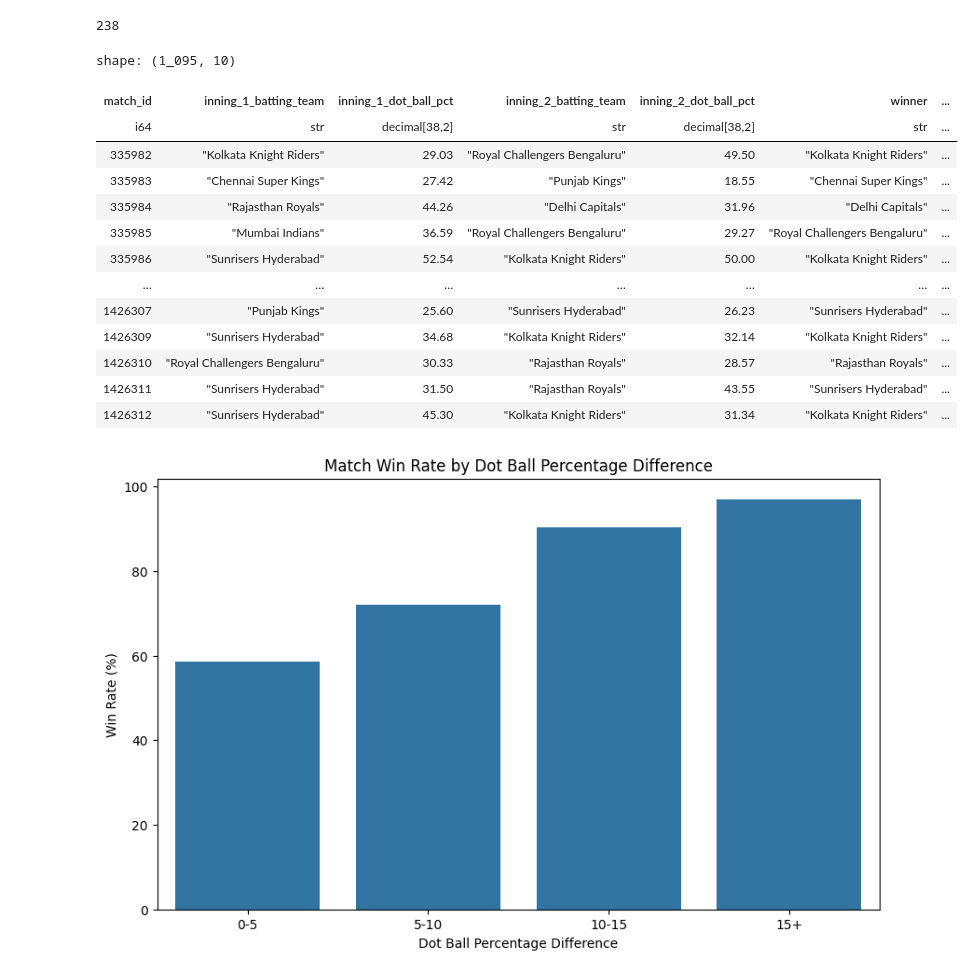
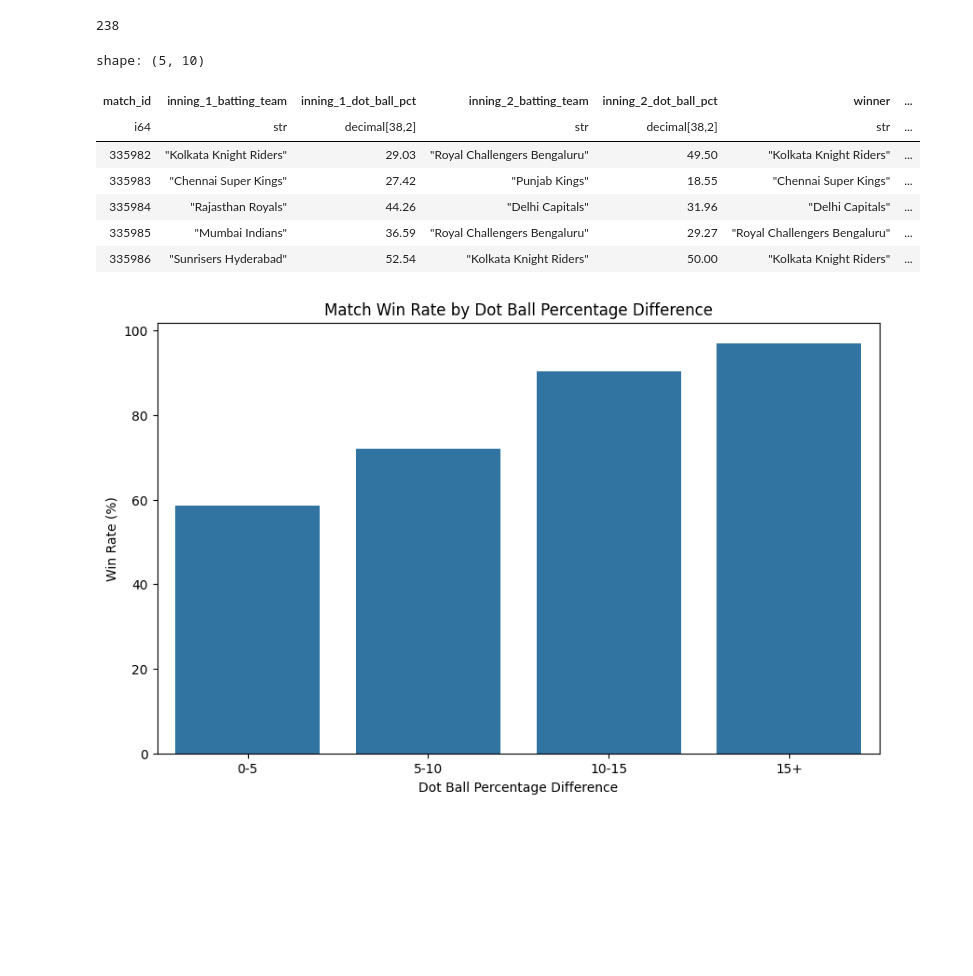
Before and after one commit to Mathir14/IPL-Analysis, a Jupyter notebook: dot_ball_impact.ipynb, the cells around one changed output. Drawn from its saved outputs; the diff is of its cells as text; code cells hidden in the pictures; blank space fills up the shorter version.

```diff
--- a/dot_ball_impact.ipynb
+++ b/dot_ball_impact.ipynb
@@ -90,22 +90,16 @@ dot_ball_table = dot_ball_table.with_columns(
     .alias("diff_bin")
 )
 # %%
-dot_ball_table
+dot_ball_table.head(5)
 # %% [output]
-shape: (1_095, 10)
+shape: (5, 10)
 | match_id | inning_1_batting_team | inning_1_dot_ball_pct | inning_2_batting_team | inning_2_dot_ball_pct | winner | ... |
 | i64 | str | decimal[38,2] | str | decimal[38,2] | str | ... |
 | 335982 | "Kolkata Knight Riders" | 29.03 | "Royal Challengers Bengaluru" | 49.50 | "Kolkata Knight Riders" | ... |
 | 335983 | "Chennai Super Kings" | 27.42 | "Punjab Kings" | 18.55 | "Chennai Super Kings" | ... |
 | 335984 | "Rajasthan Royals" | 44.26 | "Delhi Capitals" | 31.96 | "Delhi Capitals" | ... |
 | 335985 | "Mumbai Indians" | 36.59 | "Royal Challengers Bengaluru" | 29.27 | "Royal Challengers Bengaluru" | ... |
 | 335986 | "Sunrisers Hyderabad" | 52.54 | "Kolkata Knight Riders" | 50.00 | "Kolkata Knight Riders" | ... |
-| … | … | … | … | … | … | ... |
-| 1426307 | "Punjab Kings" | 25.60 | "Sunrisers Hyderabad" | 26.23 | "Sunrisers Hyderabad" | ... |
-| 1426309 | "Sunrisers Hyderabad" | 34.68 | "Kolkata Knight Riders" | 32.14 | "Kolkata Knight Riders" | ... |
-| 1426310 | "Royal Challengers Bengaluru" | 30.33 | "Rajasthan Royals" | 28.57 | "Rajasthan Royals" | ... |
-| 1426311 | "Sunrisers Hyderabad" | 31.50 | "Rajasthan Royals" | 43.55 | "Sunrisers Hyderabad" | ... |
-| 1426312 | "Sunrisers Hyderabad" | 45.30 | "Kolkata Knight Riders" | 31.34 | "Kolkata Knight Riders" | ... |
 # %%
 plot_df = (dot_ball_table.group_by("diff_bin").agg(
     [
```
